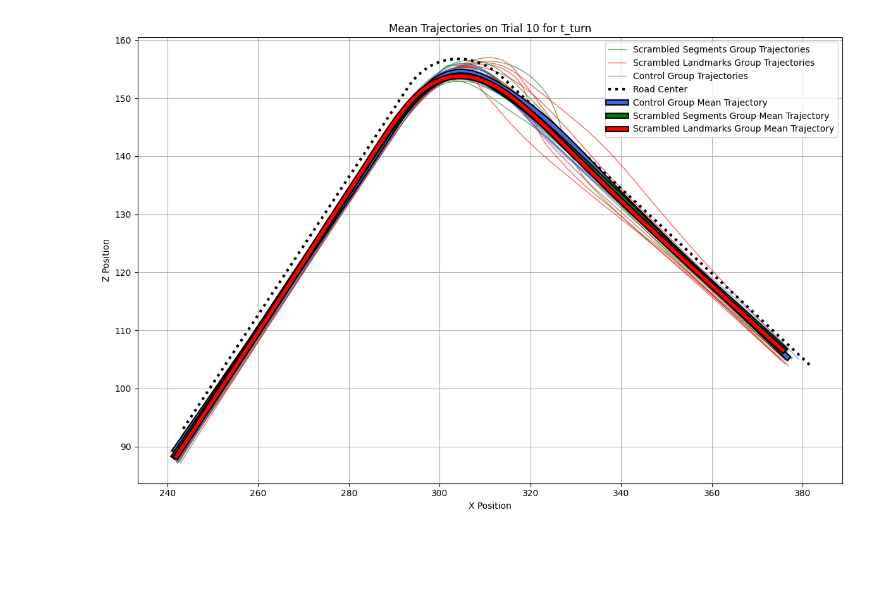
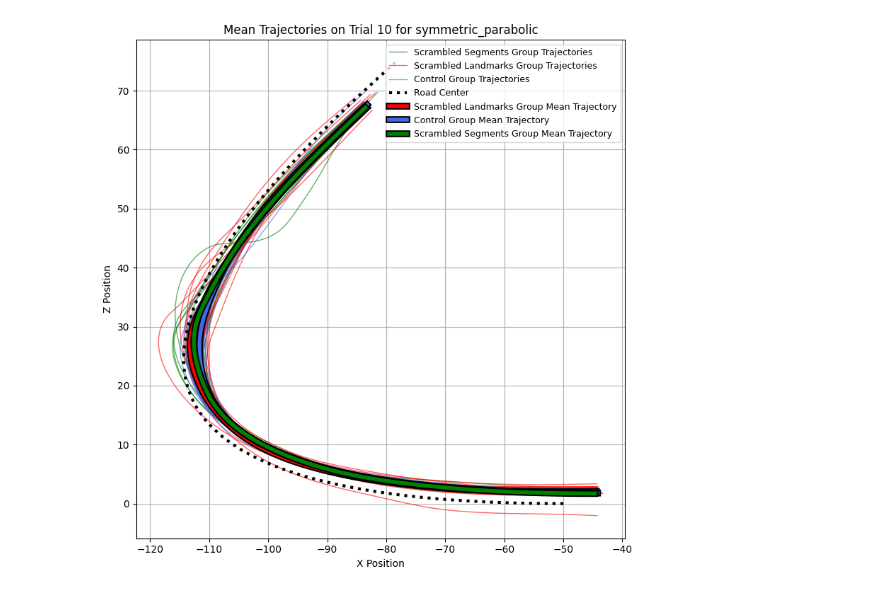
Before and after one commit to GraceRoessling/driving_exp_1_analyses, a Jupyter notebook: experiment_analyses/jupyter_notebooks/barycenter_fog_segment_analysis.ipynb, the cells around one changed output. Cells and saved outputs as stored; diff of their text form; code cells hidden in the pictures; blank space fills up the shorter version.

```diff
--- a/experiment_analyses/jupyter_notebooks/barycenter_fog_segment_analysis.ipynb
+++ b/experiment_analyses/jupyter_notebooks/barycenter_fog_segment_analysis.ipynb
@@ -42,9 +42,9 @@ sym_parab_object = trial_object_ten.pieces['symmetric_parabolic'] # get the trac
 t_turn_object = trial_object_ten.pieces['t_turn'] # get the track piece object associated to the track piece
 # %%
 # To visualize barycenter comparison and all trajectories
-#barycenter_functions.plot_comp_of_barycenters_and_trajectories(sym_parab_dict,sym_parab_object)
+barycenter_functions.plot_comp_of_barycenters_and_trajectories(sym_parab_dict,sym_parab_object)
 #barycenter_functions.plot_comp_of_barycenters_and_trajectories(t_turn_dict,t_turn_object)
 # %% [output]
-[figure, old version]
+[figure, new version]
 # %%
 # To visualize barycenter comparison
```
Also changed, not shown: parts of 3 cells of this notebook, 1 other file.
